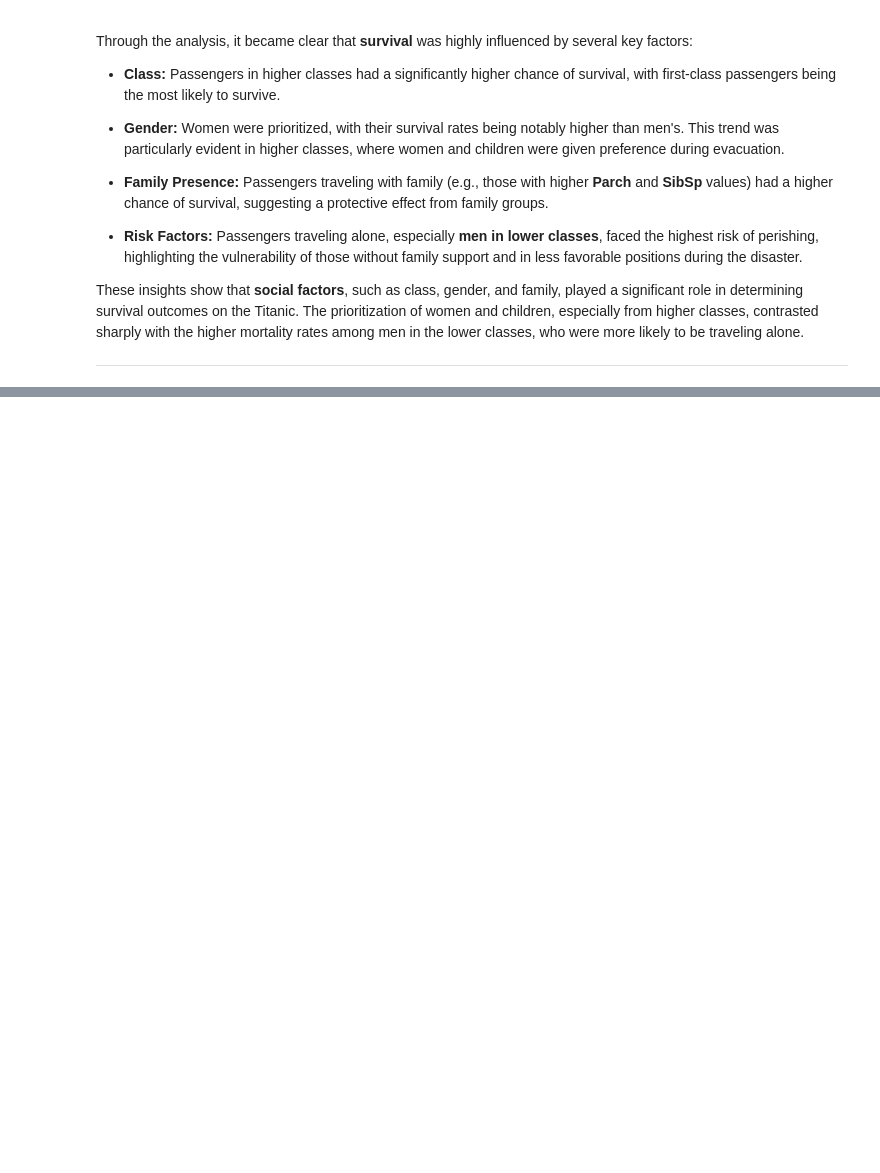
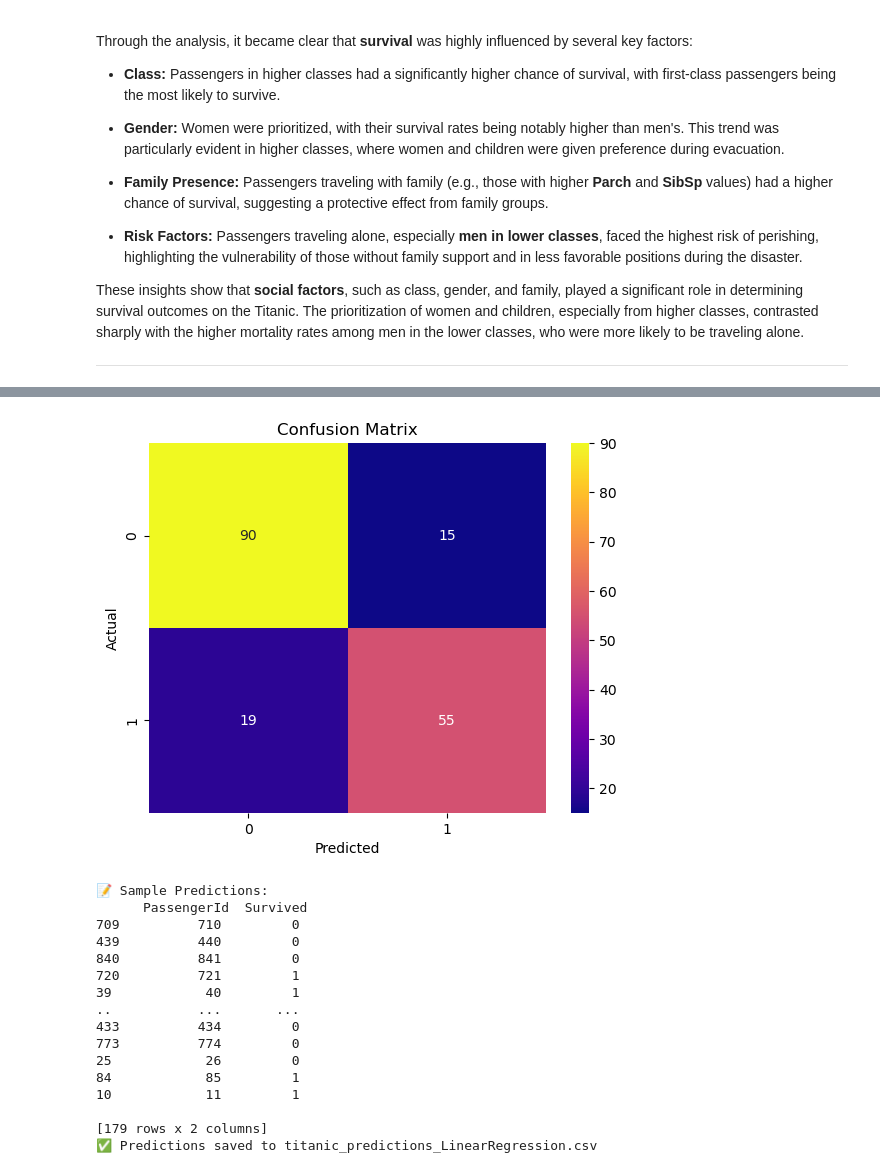
Before and after one commit to AKASH-CODZ/PRODIGY_04, a Jupyter notebook: TASK_3.ipynb, the cells around one changed output, grey strips where cells are left out. Cells and saved outputs as stored; diff of their text form; code cells hidden in the pictures; blank space fills up the shorter version.

```diff
--- a/TASK_3.ipynb
+++ b/TASK_3.ipynb
@@ -263,0 +236,61 @@ These insights show that **social factors**, such as class, gender, and family,
+# %%
+import pandas as pd
+import numpy as np
+import seaborn as sns
+import matplotlib.pyplot as plt
+from sklearn.ensemble import RandomForestClassifier
+from sklearn.model_selection import train_test_split
+from sklearn.preprocessing import LabelEncoder, StandardScaler
+from sklearn.metrics import classification_report, confusion_matrix
+
+df = pd.read_csv("titanic.csv")
+passenger_ids = df["PassengerId"]
+df.drop(columns=["PassengerId", "Name", "Ticket", "Cabin"], inplace=True)
+df["Age"] = df["Age"].fillna(df["Age"].median())
+df["Embarked"] = df["Embarked"].fillna(df["Embarked"].mode()[0])
+label_encoder = LabelEncoder()
+df["Sex"] = label_encoder.fit_transform(df["Sex"])
+df["Embarked"] = label_encoder.fit_transform(df["Embarked"])
+X = df.drop(columns=["Survived"])
+y = df["Survived"]
+scaler = StandardScaler()
+X_scaled = X.copy()
+X_scaled[["Age", "Fare"]] = scaler.fit_transform(X[["Age", "Fare"]])
+# %%
+X_train, X_test, y_train, y_test, pid_train, pid_test = train_test_split(
+    X_scaled, y, passenger_ids, test_size=0.2, random_state=42
+)
+
+model = LogisticRegression()
+model.fit(X_train, y_train)
+y_pred = model.predict(X_test).astype(int)
+output_df = pd.DataFrame({"PassengerId": pid_test, "Survived": y_pred})
+output_df.to_csv("titanic_predictions.csv", index=False)
+cm = confusion_matrix(y_test, y_pred)
+sns.heatmap(cm, annot=True, fmt="d", cmap="plasma")
+plt.xlabel("Predicted")
+plt.ylabel("Actual")
+plt.title("Confusion Matrix")
+plt.show()
+inal_predictions = pd.DataFrame({"PassengerId": passenger_ids.iloc[X_test.index], "Survived": y_pred})
+print("📝 Sample Predictions:\n", final_predictions)
+final_predictions.to_csv("titanic_predictions_LinearRegression.csv", index=False)
+print("✅ Predictions saved to titanic_predictions_LinearRegression.csv")
+# %% [output]
+[figure, added]
+📝 Sample Predictions:
+      PassengerId  Survived
+709          710         0
+439          440         0
+840          841         0
+720          721         1
+39            40         1
+..           ...       ...
+433          434         0
+773          774         0
+25            26         0
+84            85         1
+10            11         1
+
+[179 rows x 2 columns]
+✅ Predictions saved to titanic_predictions_LinearRegression.csv
```
Also changed, not shown: parts of 12 cells of this notebook.
